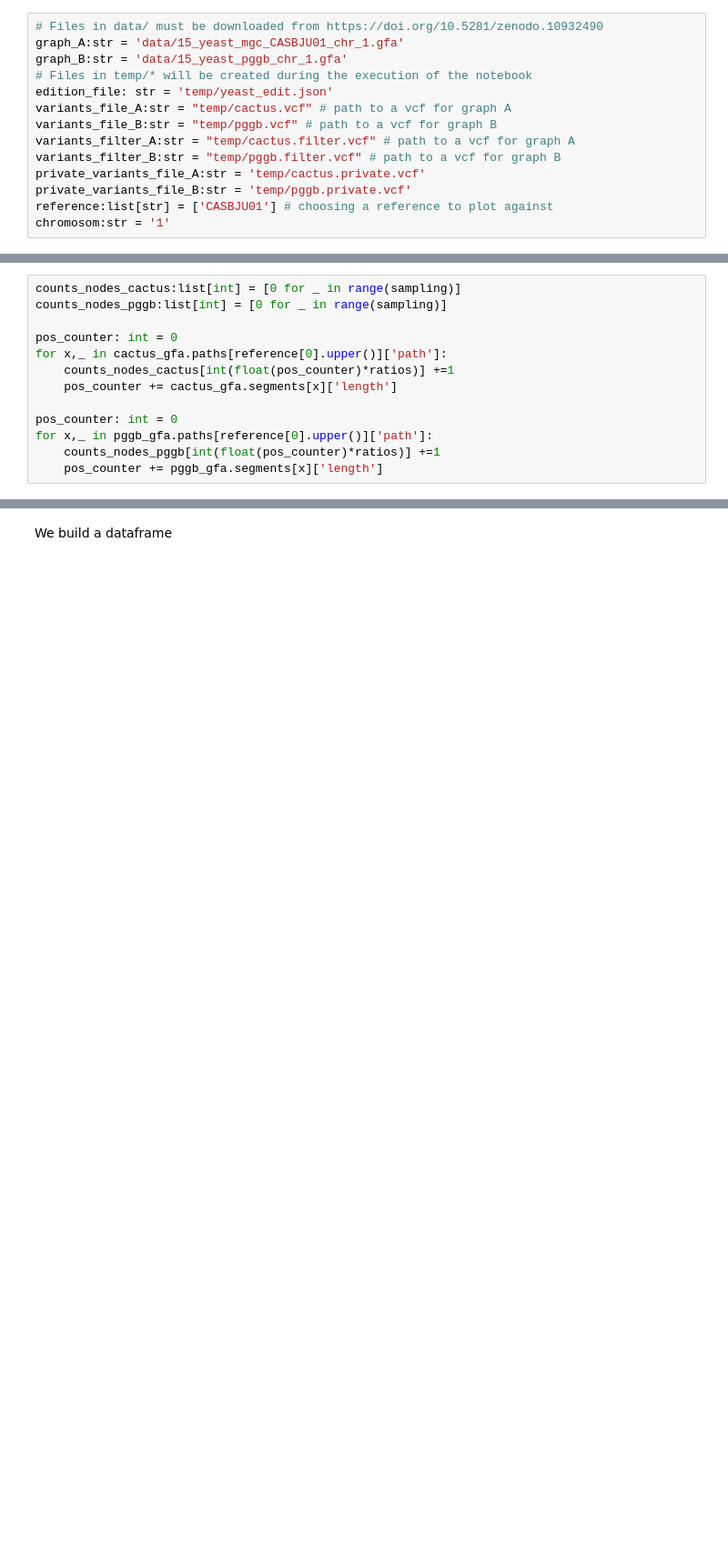
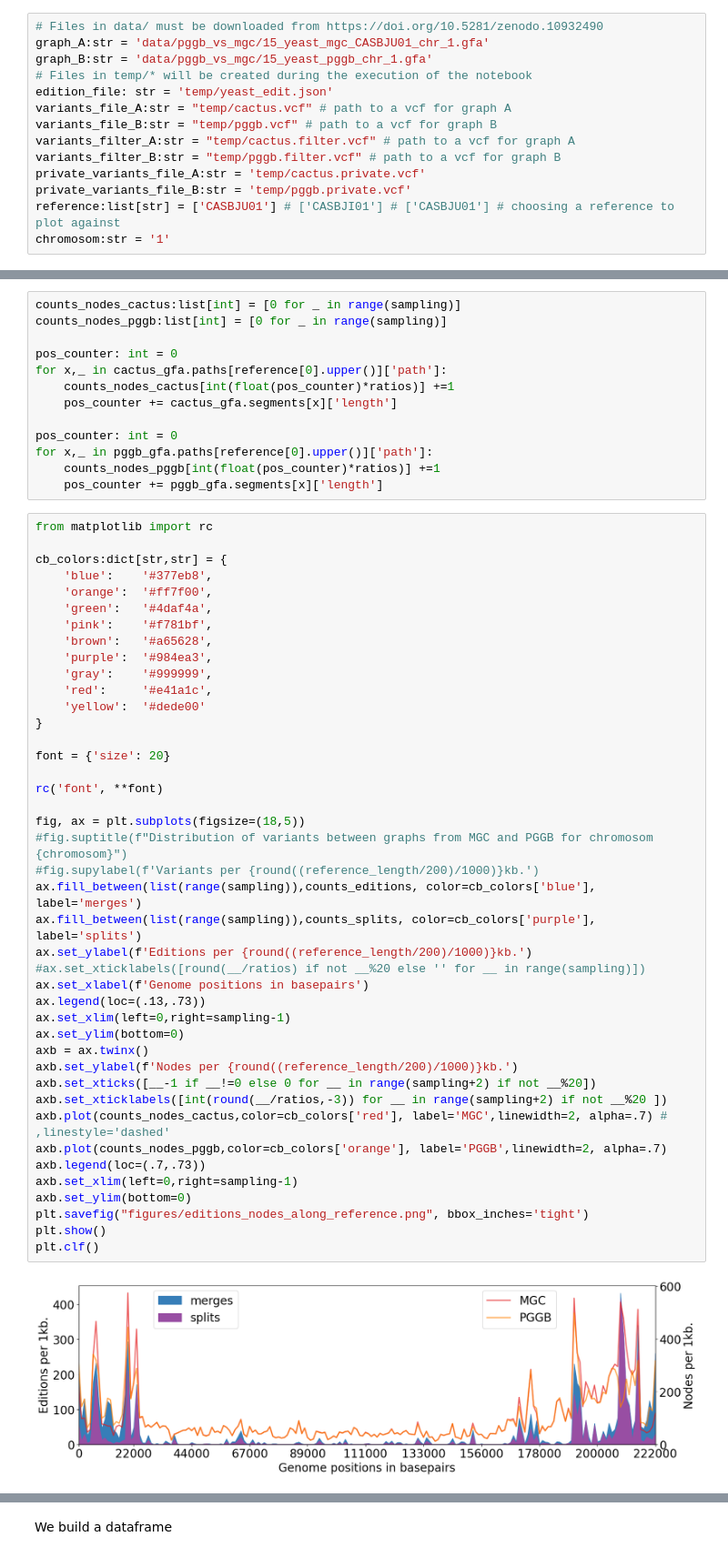
Before and after one commit to dubssieg/pancat_paper, a Jupyter notebook: nb_variants_edition.ipynb, the cells around one changed output, grey strips where cells are left out. Shown at 91% size. Drawn from its saved outputs; the diff is of its cells as text; blank space fills up the shorter version.

Commit message:
Variants figures used in article

```diff
--- a/nb_variants_edition.ipynb
+++ b/nb_variants_edition.ipynb
@@ -1,7 +1,7 @@
 # %%
 # Files in data/ must be downloaded from https://doi.org/10.5281/zenodo.10932490
-graph_A:str = 'data/15_yeast_mgc_CASBJU01_chr_1.gfa'
-graph_B:str = 'data/15_yeast_pggb_chr_1.gfa'
+graph_A:str = 'data/pggb_vs_mgc/15_yeast_mgc_CASBJU01_chr_1.gfa'
+graph_B:str = 'data/pggb_vs_mgc/15_yeast_pggb_chr_1.gfa'
 # Files in temp/* will be created during the execution of the notebook
 edition_file: str = 'temp/yeast_edit.json'
 variants_file_A:str = "temp/cactus.vcf" # path to a vcf for graph A
@@ -10,7 +10,7 @@ variants_filter_A:str = "temp/cactus.filter.vcf" # path to a vcf for graph A
 variants_filter_B:str = "temp/pggb.filter.vcf" # path to a vcf for graph B
 private_variants_file_A:str = 'temp/cactus.private.vcf'
 private_variants_file_B:str = 'temp/pggb.private.vcf'
-reference:list[str] = ['CASBJU01'] # choosing a reference to plot against
+reference:list[str] = ['CASBJU01'] # ['CASBJI01'] # ['CASBJU01'] # choosing a reference to plot against
 chromosom:str = '1'
 # %%
 # Colorblind-friendly palette
@@ -169,3 +232,47 @@ pos_counter: int = 0
 for x,_ in pggb_gfa.paths[reference[0].upper()]['path']:
     counts_nodes_pggb[int(float(pos_counter)*ratios)] +=1
     pos_counter += pggb_gfa.segments[x]['length']
+# %%
+from matplotlib import rc
+
+cb_colors:dict[str,str] = {
+    'blue':    '#377eb8',
+    'orange':  '#ff7f00',
+    'green':   '#4daf4a',
+    'pink':    '#f781bf',
+    'brown':   '#a65628',
+    'purple':  '#984ea3',
+    'gray':    '#999999',
+    'red':     '#e41a1c',
+    'yellow':  '#dede00'
+}
+
+font = {'size': 20}
+
+rc('font', **font)
+
+fig, ax = plt.subplots(figsize=(18,5))
+#fig.suptitle(f"Distribution of variants between graphs from MGC and PGGB for chromosom {chromosom}")
+#fig.supylabel(f'Variants per {round((reference_length/200)/1000)}kb.')
+ax.fill_between(list(range(sampling)),counts_editions, color=cb_colors['blue'], label='merges')
+ax.fill_between(list(range(sampling)),counts_splits, color=cb_colors['purple'], label='splits')
+ax.set_ylabel(f'Editions per {round((reference_length/200)/1000)}kb.')
+#ax.set_xticklabels([round(__/ratios) if not __%20 else '' for __ in range(sampling)])
+ax.set_xlabel(f'Genome positions in basepairs')
+ax.legend(loc=(.13,.73))
+ax.set_xlim(left=0,right=sampling-1)
+ax.set_ylim(bottom=0)
+axb = ax.twinx()
+axb.set_ylabel(f'Nodes per {round((reference_length/200)/1000)}kb.')
+axb.set_xticks([__-1 if __!=0 else 0 for __ in range(sampling+2) if not __%20])
+axb.set_xticklabels([int(round(__/ratios,-3)) for __ in range(sampling+2) if not __%20 ])
+axb.plot(counts_nodes_cactus,color=cb_colors['red'], label='MGC',linewidth=2, alpha=.7) # ,linestyle='dashed'
+axb.plot(counts_nodes_pggb,color=cb_colors['orange'], label='PGGB',linewidth=2, alpha=.7)
+axb.legend(loc=(.7,.73))
+axb.set_xlim(left=0,right=sampling-1)
+axb.set_ylim(bottom=0)
+plt.savefig("figures/editions_nodes_along_reference.png", bbox_inches='tight')
+plt.show()
+plt.clf()
+# %% [output]
+[figure, added]
```
Also changed, not shown: parts of 19 cells of this notebook.
